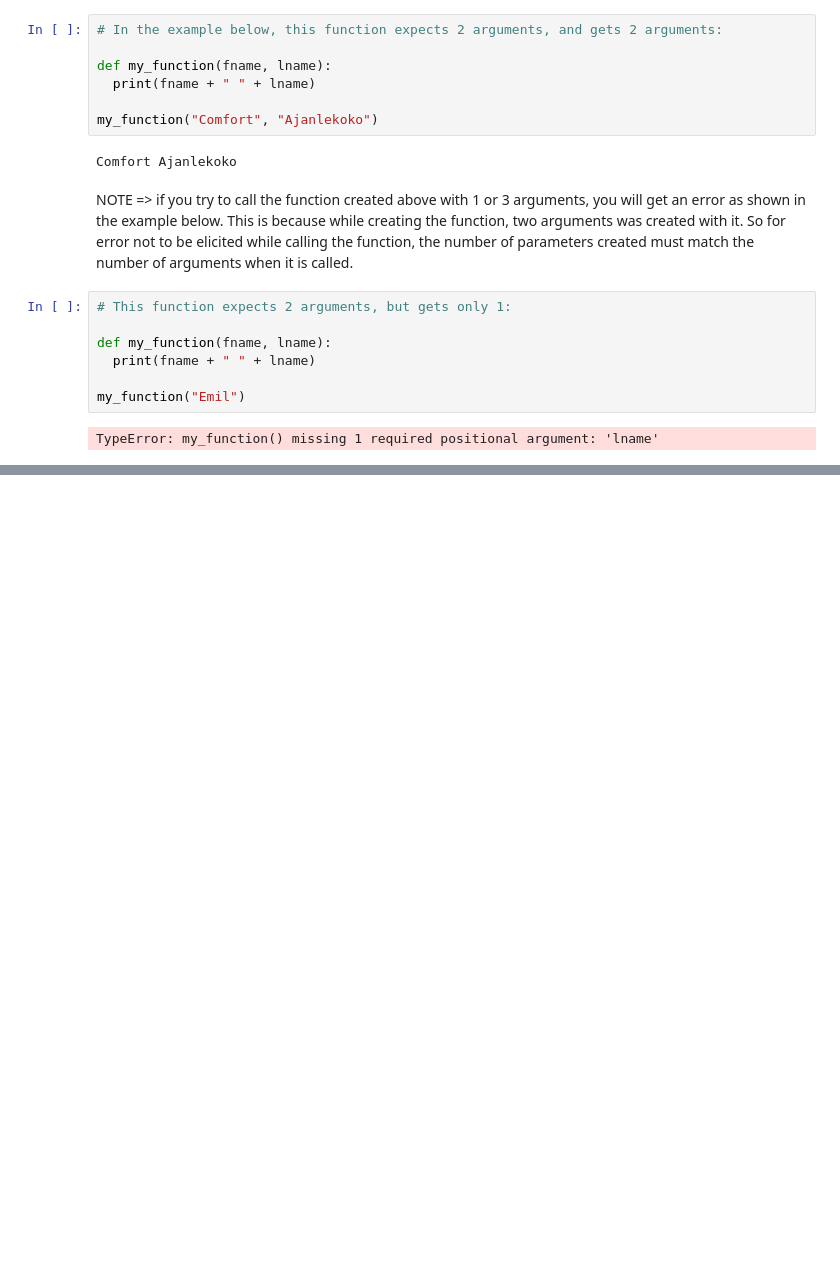
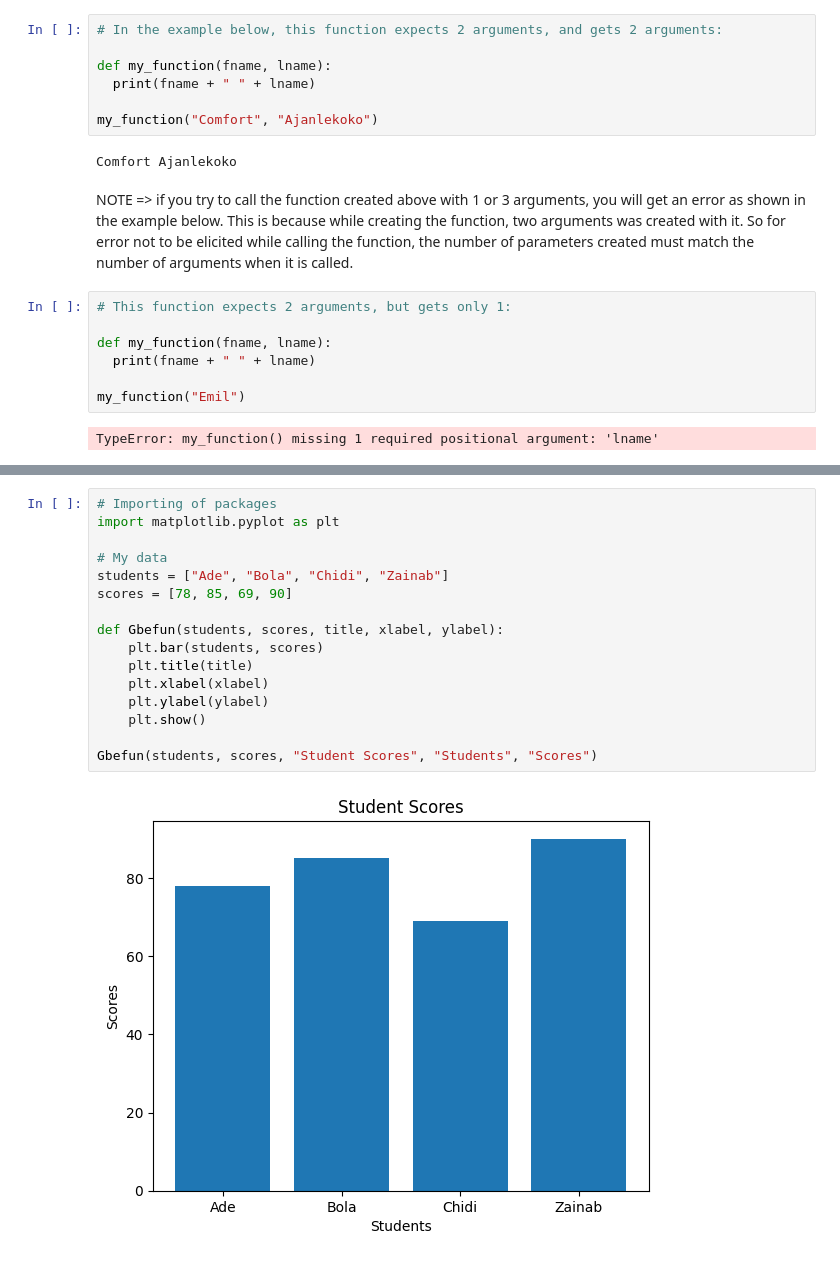
Before and after one commit to prodigy234/Complete_Data_Science_Full_Course, a Jupyter notebook: PYTHON/Python Functions/functions.ipynb, the cells around one changed output, grey strips where cells are left out. Cells and saved outputs as stored; diff of their text form; blank space fills up the shorter version.

```diff
--- a/PYTHON/Python Functions/functions.ipynb
+++ b/PYTHON/Python Functions/functions.ipynb
@@ -133,0 +177,18 @@ TypeError: my_function() missing 1 required positional argument: 'lname'
+# %%
+# Importing of packages
+import matplotlib.pyplot as plt
+
+# My data
+students = ["Ade", "Bola", "Chidi", "Zainab"]
+scores = [78, 85, 69, 90]
+
+def Gbefun(students, scores, title, xlabel, ylabel):
+    plt.bar(students, scores)
+    plt.title(title)
+    plt.xlabel(xlabel)
+    plt.ylabel(ylabel)
+    plt.show()
+
+Gbefun(students, scores, "Student Scores", "Students", "Scores")
+# %% [output]
+[figure, added]
```
Also changed, not shown: parts of 7 cells of this notebook, 28 other files.
